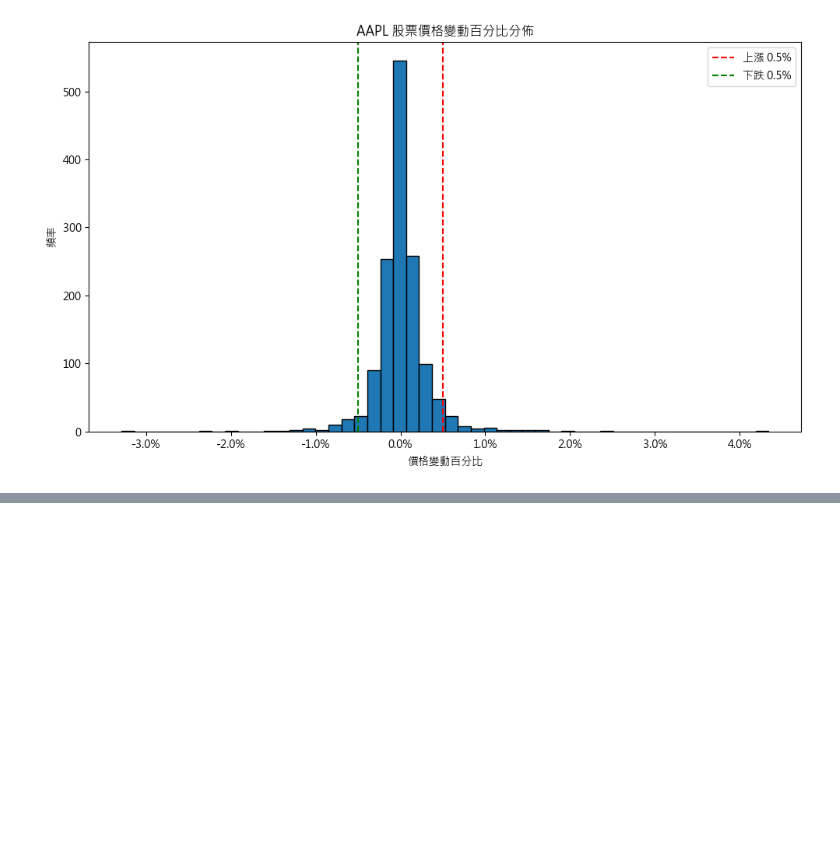
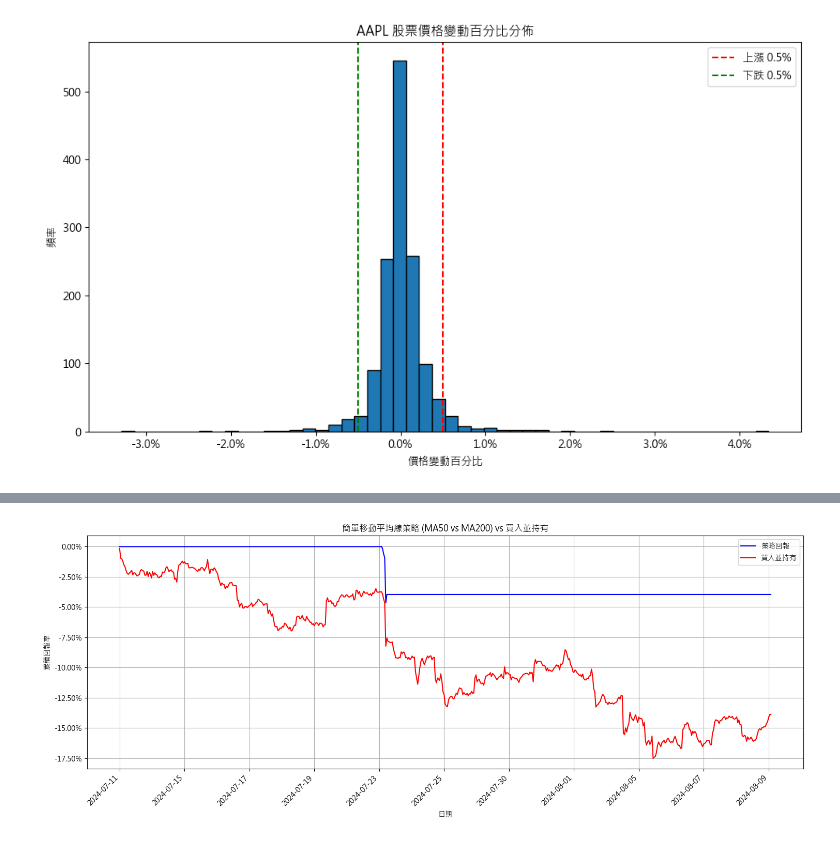
Before and after one commit to HankGuo93/stock-data-pipeline, a Jupyter notebook: stock_data_play_ground.ipynb, the cells around one changed output, grey strips where cells are left out. Drawn from its saved outputs; the diff is of its cells as text; code cells hidden in the pictures; blank space fills up the shorter version.

```diff
--- a/stock_data_play_ground.ipynb
+++ b/stock_data_play_ground.ipynb
@@ -502,0 +525,5 @@ plt.show()
+# %%
+returns = np.diff(np.log(df[CLOSE].values))
+volatility = np.std(returns) * np.sqrt(252)
+
+print("波動率: ", volatility)
@@ -502,0 +571,14 @@ plt.show()
+# %%
+def bollinger_bands(prices, window=20, num_std=2):
+    rolling_mean = np.convolve(prices, np.ones(window), 'valid') / window
+    rolling_std = np.array([np.std(prices[i:i+window]) for i in range(len(prices)-window+1)])
+    upper_band = rolling_mean + (rolling_std * num_std)
+    lower_band = rolling_mean - (rolling_std * num_std)
+    return rolling_mean, upper_band, lower_band
+
+close_prices = df[CLOSE].values
+rolling_mean, upper_band, lower_band = bollinger_bands(close_prices, window=20, num_std=2)
+
+print("上軌: ", upper_band)
+print("中軌: ", rolling_mean)
+print("下軌: ", lower_band)
@@ -502,0 +593,77 @@ plt.show()
+# %%
+def simple_moving_average_strategy(prices, short_window=50, long_window=200):
+    signals = np.zeros(len(prices))
+    short_ma = np.convolve(prices, np.ones(short_window), 'valid') / short_window
+    long_ma = np.convolve(prices, np.ones(long_window), 'valid') / long_window
+
+    start = long_window - 1
+    end = len(long_ma) + start
+
+    signals[start:end] = np.where(short_ma[start-short_window+1:] > long_ma, 1, 0)
+
+    return signals
+
+def process_and_plot_backtest_results(df, close_column, short_window=50, long_window=200):
+    df = df.copy()
+
+    df = df.sort_values(by='date')
+
+    # 只保留交易日的數據
+    df = df[df['date'].dt.dayofweek < 5]
+    df = df.set_index('date')
+    df = df.between_time('09:30', '16:00')
+    df = df.reset_index()
+
+    close_prices = df[close_column].values
+    signals = simple_moving_average_strategy(close_prices, short_window, long_window)
+    returns = np.diff(close_prices) / close_prices[:-1]
+    strategy_returns = signals[:-1] * returns
+    cumulative_returns = np.cumprod(1 + strategy_returns) - 1
+    buy_and_hold_returns = np.cumprod(1 + returns) - 1
+
+    df = df.iloc[1:]  # 移除第一行,因為 returns 比原始數據少一個元素
+    df['cumulative_returns'] = cumulative_returns
+    df['buy_and_hold_returns'] = buy_and_hold_returns
+
+    # 添加 x 軸索引
+    df['x'] = range(len(df))
+
+    plt.rcParams['font.sans-serif'] = ['Microsoft JhengHei'] + plt.rcParams['font.sans-serif']
+    plt.rcParams['axes.unicode_minus'] = False
+
+    fig, ax = plt.subplots(figsize=(15, 6))
+    ax.plot(df['x'], df['cumulative_returns'], label='策略回報', color='blue')
+    ax.plot(df['x'], df['buy_and_hold_returns'], label='買入並持有', color='red')
+    ax.set_title(f'簡單移動平均線策略 (MA{short_window} vs MA{long_window}) vs 買入並持有')
+    ax.set_xlabel('日期')
+    ax.set_ylabel('累積回報率')
+    ax.legend()
+    ax.grid(True)
+
+    # 設置 x 軸刻度和標籤
+    num_ticks = 10
+    step = max(1, len(df) // num_ticks)
+    tick_locations = df['x'][::step]
+    tick_labels = df['date'][::step].dt.strftime('%Y-%m-%d')
+
+    ax.set_xticks(tick_locations)
+    ax.set_xticklabels(tick_labels, rotation=45, ha='right')
+
+    # 調整 y 軸顯示
+    ax.yaxis.set_major_formatter(plt.FuncFormatter(lambda y, _: '{:.2%}'.format(y)))
+
+    plt.tight_layout()
+    plt.show()
+
+    total_return = cumulative_returns[-1]
+    annualized_return = (1 + total_return) ** (252 / len(returns)) - 1
+    sharpe_ratio = np.sqrt(252) * np.mean(strategy_returns) / np.std(strategy_returns)
+
+    print(f"總回報率: {total_return:.2%}")
+    print(f"年化回報率: {annualized_return:.2%}")
+    print(f"夏普比率: {sharpe_ratio:.2f}")
+
+# 使用方法
+process_and_plot_backtest_results(df, CLOSE, short_window=50, long_window=200)
+# %% [output]
+[figure, added]
```
Also changed, not shown: parts of 34 cells of this notebook.
